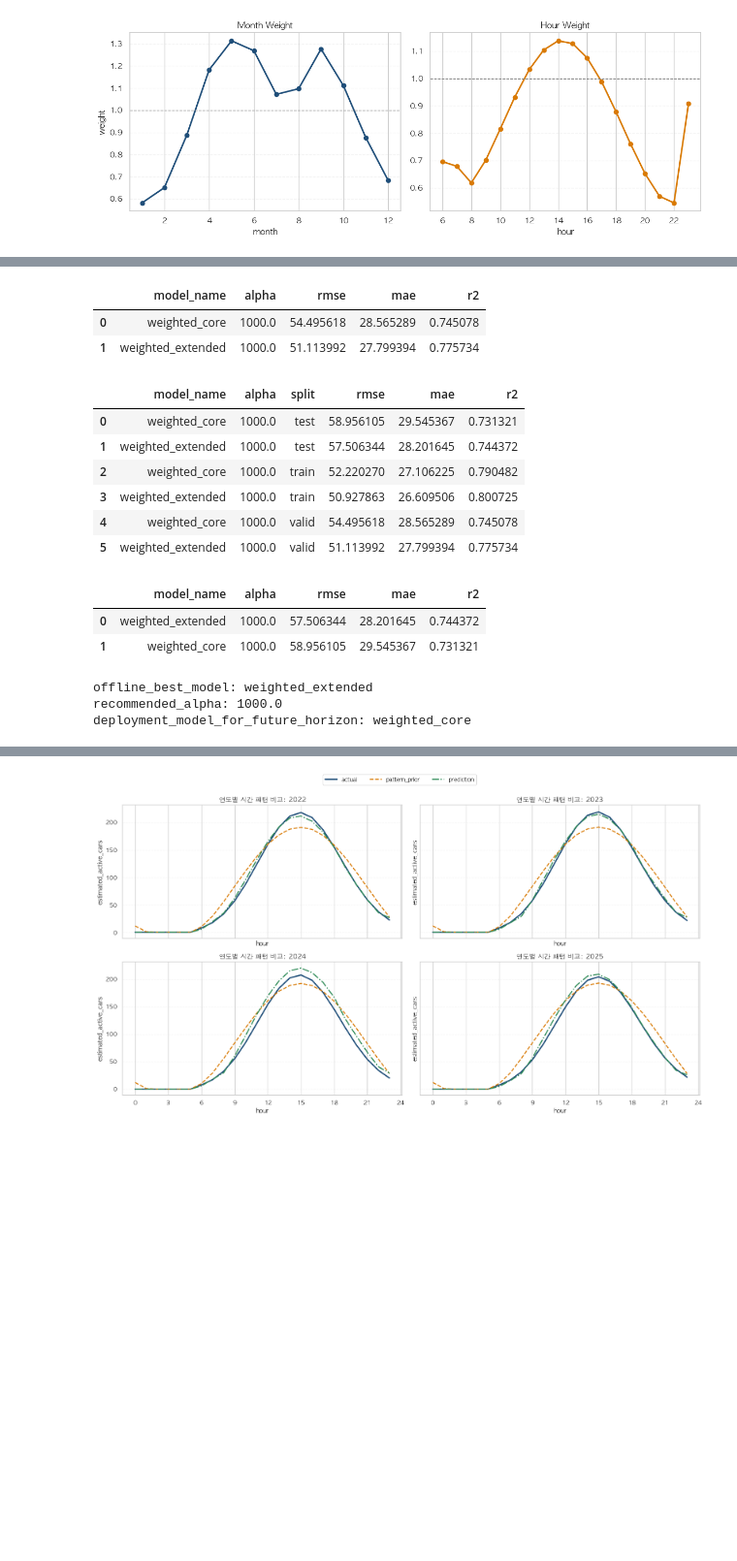
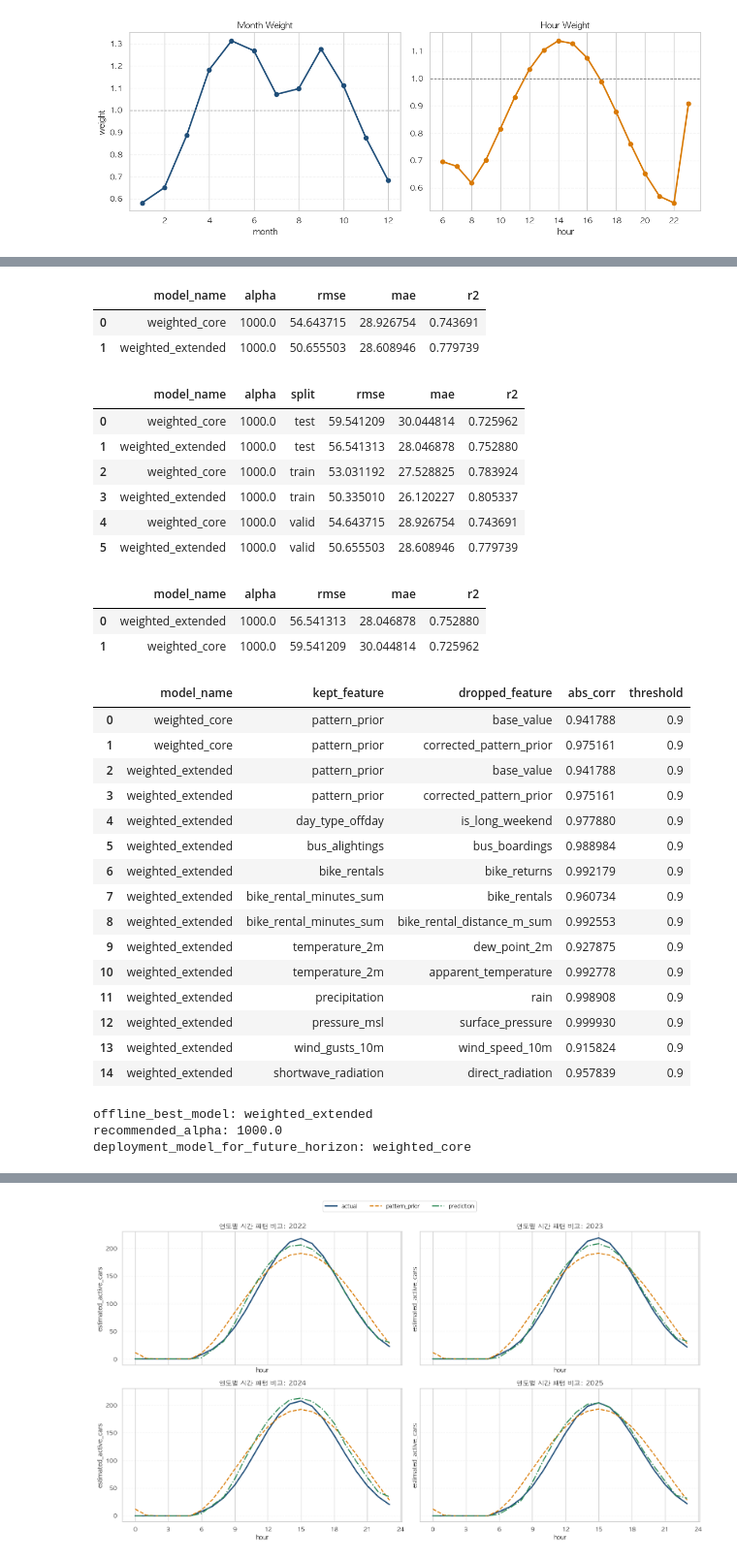
Before and after one commit to AI-MegaStudy/nanji_work, a Jupyter notebook: hmw/Note/nanji_ML.ipynb, the cells around one changed output, grey strips where cells are left out. Shown at 97% size. Saved outputs shown, nothing was run; the diff lists cells and outputs as text; code cells hidden in the pictures; blank space fills up the shorter version.

```diff
--- a/hmw/Note/nanji_ML.ipynb
+++ b/hmw/Note/nanji_ML.ipynb
@@ -54,6 +54,7 @@ DATASET_PATH = ROOT / 'ksm/nanji_hourly_modeling/nanji_hourly_model_dataset_2020
 RAW_DAILY_PATH = ROOT / 'hmw/Data/한강공원 주차장 일별 이용 현황.csv'
 METHODOLOGY_PATH = ROOT / 'ksm/nanji_hourly_modeling/nanji_hourly_dataset_methodology.md'
 FEATURE_DICT_PATH = ROOT / 'ksm/nanji_hourly_modeling/nanji_hourly_feature_dictionary.md'
+WEATHER_DATA_DIR = ROOT / 'ose/Data'
 OUTPUT_DIR = ROOT / 'hmw/Note/nanji_outputs'
 REPORT_PATH = ROOT / 'hmw/Note/nanji_weighted_ridge_modeling_report.md'
 OPERATING_HOURS = list(range(6, 24))
@@ -62,11 +63,19 @@ OUTPUT_DIR.mkdir(parents=True, exist_ok=True)
 TARGET = 'estimated_active_cars'
 ALPHA_GRID = [0.001, 0.01, 0.1, 1.0, 10.0, 100.0, 1000.0]
 DAY_TYPE_ORDER = ['weekday', 'offday']
+WEATHER_FEATURE_COLUMNS = [
+    'temperature_2m', 'relative_humidity_2m', 'dew_point_2m', 'apparent_temperature',
+    'precipitation', 'rain', 'snowfall', 'snow_depth', 'weather_code', 'pressure_msl',
+    'surface_pressure', 'cloud_cover', 'cloud_cover_low', 'cloud_cover_mid', 'cloud_cover_high',
+    'wind_speed_10m', 'wind_direction_10m', 'wind_gusts_10m', 'shortwave_radiation',
+    'direct_radiation', 'diffuse_radiation', 'sunshine_duration',
+]
 
 print('ROOT:', ROOT)
 print('DATASET_PATH:', DATASET_PATH)
 print('RAW_DAILY_PATH:', RAW_DAILY_PATH)
 print('REPORT_PATH:', REPORT_PATH)
+print('WEATHER_DATA_DIR:', WEATHER_DATA_DIR)
 # %% [output]
 ROOT: /Users/electrozone/Documents/nanji_work
 DATASET_PATH: /Users/electrozone/Documents/nanji_work/ksm/nanji_hourly_modeling/nanji_hourly_model_dataset_2020_2026.csv
@@ -84,6 +94,22 @@ REPORT_PATH: /Users/electrozone/Documents/nanji_work/hmw/Note/nanji_weighted_rid
 # %%
 df = pd.read_csv(DATASET_PATH, parse_dates=['datetime', 'date'])
 df = df[df['year'].between(2022, 2025)].copy()
+
+weather_frames = []
+for year in range(2022, 2026):
+    weather_path = WEATHER_DATA_DIR / f'open_meteo_nanji_{year}.csv'
+    weather_df = pd.read_csv(weather_path, parse_dates=['datetime', 'date'])
+    weather_frames.append(weather_df)
+weather_df = (
+    pd.concat(weather_frames, ignore_index=True)
+    .sort_values('datetime')
+    .drop_duplicates('datetime')
+    .reset_index(drop=True)
+)
+weather_keep_cols = ['datetime', 'weather_code_label', *WEATHER_FEATURE_COLUMNS]
+df = df.merge(weather_df[weather_keep_cols], on='datetime', how='left')
+df['weather_feature_available'] = df['temperature_2m'].notna().astype(int)
+
 raw_daily = pd.read_csv(RAW_DAILY_PATH, encoding='cp949')
 raw_daily = raw_daily[raw_daily['주차장명'].astype(str).str.contains('난지', na=False)].copy()
 raw_daily['날짜'] = pd.to_datetime(raw_daily['날짜'])
@@ -115,7 +141,7 @@ summary_df = pd.DataFrame([
         'rows': len(df),
         'date_min': df['datetime'].min(),
         'date_max': df['datetime'].max(),
-        'note': '시간별 추정 타깃 + 외생 변수 결합본',
+        'note': '시간별 추정 타깃 + 외생 변수 + 날씨 결합본',
     },
     {
         'dataset': '난지 일별 주차 원본',
@@ -124,6 +150,13 @@ summary_df = pd.DataFrame([
         'date_max': raw_daily_summary['날짜'].max(),
         'note': '주차장명 == 난지1,2,3,4주차장 필터 후 일별 합산',
     },
+    {
+        'dataset': '난지 시간별 날씨 데이터',
+        'rows': len(weather_df),
+        'date_min': weather_df['datetime'].min(),
+        'date_max': weather_df['datetime'].max(),
+        'note': 'Open-Meteo 기반 시간별 기상 데이터',
+    },
 ])
 
 display(summary_df)
@@ -787,42 +870,60 @@ plt.show()
 - `month/hour weight`는 모두 `train`만 보고 계산
 # %%
 processed_splits = prepare_split_frames(df, base_df, month_weight_map, hour_weight_map)
-tuning_df, metrics_df, importance_df = train_models(processed_splits)
+feature_map, pruning_df = prune_correlated_features(processed_splits['train'], feature_sets(), threshold=0.9)
+tuning_df, metrics_df, importance_df = train_models(processed_splits, feature_map)
 
 best_tuning = (
     tuning_df.sort_values(['model_name', 'rmse'])
     .groupby('model_name', as_index=False)
     .first()
 )
 compare_test_metrics = (
     metrics_df[metrics_df['split'] == 'test']
     .sort_values('r2', ascending=False)
     .reset_index(drop=True)
 )
 recommended_model = compare_test_metrics.iloc[0]['model_name']
 recommended_alpha = float(compare_test_metrics.iloc[0]['alpha'])
 deployment_model = 'weighted_core'
 
 display(best_tuning)
 display(metrics_df.sort_values(['split', 'model_name']).reset_index(drop=True))
 display(compare_test_metrics[['model_name', 'alpha', 'rmse', 'mae', 'r2']])
+display(pruning_df)
 print('offline_best_model:', recommended_model)
 print('recommended_alpha:', recommended_alpha)
 print('deployment_model_for_future_horizon:', deployment_model)
 # %% [output]
 |  | model_name | alpha | rmse | mae | r2 |
-| 0 | weighted_core | 1000.0 | 54.495618 | 28.565289 | 0.745078 |
-| 1 | weighted_extended | 1000.0 | 51.113992 | 27.799394 | 0.775734 |
+| 0 | weighted_core | 1000.0 | 54.643715 | 28.926754 | 0.743691 |
+| 1 | weighted_extended | 1000.0 | 50.655503 | 28.608946 | 0.779739 |
 |  | model_name | alpha | split | rmse | mae | r2 |
-| 0 | weighted_core | 1000.0 | test | 58.956105 | 29.545367 | 0.731321 |
-| 1 | weighted_extended | 1000.0 | test | 57.506344 | 28.201645 | 0.744372 |
-| 2 | weighted_core | 1000.0 | train | 52.220270 | 27.106225 | 0.790482 |
-| 3 | weighted_extended | 1000.0 | train | 50.927863 | 26.609506 | 0.800725 |
-| 4 | weighted_core | 1000.0 | valid | 54.495618 | 28.565289 | 0.745078 |
-| 5 | weighted_extended | 1000.0 | valid | 51.113992 | 27.799394 | 0.775734 |
+| 0 | weighted_core | 1000.0 | test | 59.541209 | 30.044814 | 0.725962 |
+| 1 | weighted_extended | 1000.0 | test | 56.541313 | 28.046878 | 0.752880 |
+| 2 | weighted_core | 1000.0 | train | 53.031192 | 27.528825 | 0.783924 |
+| 3 | weighted_extended | 1000.0 | train | 50.335010 | 26.120227 | 0.805337 |
+| 4 | weighted_core | 1000.0 | valid | 54.643715 | 28.926754 | 0.743691 |
+| 5 | weighted_extended | 1000.0 | valid | 50.655503 | 28.608946 | 0.779739 |
 |  | model_name | alpha | rmse | mae | r2 |
-| 0 | weighted_extended | 1000.0 | 57.506344 | 28.201645 | 0.744372 |
-| 1 | weighted_core | 1000.0 | 58.956105 | 29.545367 | 0.731321 |
+| 0 | weighted_extended | 1000.0 | 56.541313 | 28.046878 | 0.752880 |
+| 1 | weighted_core | 1000.0 | 59.541209 | 30.044814 | 0.725962 |
+|  | model_name | kept_feature | dropped_feature | abs_corr | threshold |
+| 0 | weighted_core | pattern_prior | base_value | 0.941788 | 0.9 |
+| 1 | weighted_core | pattern_prior | corrected_pattern_prior | 0.975161 | 0.9 |
+| 2 | weighted_extended | pattern_prior | base_value | 0.941788 | 0.9 |
+| 3 | weighted_extended | pattern_prior | corrected_pattern_prior | 0.975161 | 0.9 |
+| 4 | weighted_extended | day_type_offday | is_long_weekend | 0.977880 | 0.9 |
+| 5 | weighted_extended | bus_alightings | bus_boardings | 0.988984 | 0.9 |
+| 6 | weighted_extended | bike_rentals | bike_returns | 0.992179 | 0.9 |
+| 7 | weighted_extended | bike_rental_minutes_sum | bike_rentals | 0.960734 | 0.9 |
+| 8 | weighted_extended | bike_rental_minutes_sum | bike_rental_distance_m_sum | 0.992553 | 0.9 |
+| 9 | weighted_extended | temperature_2m | dew_point_2m | 0.927875 | 0.9 |
+| 10 | weighted_extended | temperature_2m | apparent_temperature | 0.992778 | 0.9 |
+| 11 | weighted_extended | precipitation | rain | 0.998908 | 0.9 |
+| 12 | weighted_extended | pressure_msl | surface_pressure | 0.999930 | 0.9 |
+| 13 | weighted_extended | wind_gusts_10m | wind_speed_10m | 0.915824 | 0.9 |
+| 14 | weighted_extended | shortwave_radiation | direct_radiation | 0.957839 | 0.9 |
 offline_best_model: weighted_extended
 recommended_alpha: 1000.0
 deployment_model_for_future_horizon: weighted_core
```
Also changed, not shown: parts of 14 cells of this notebook, 12 other files.
